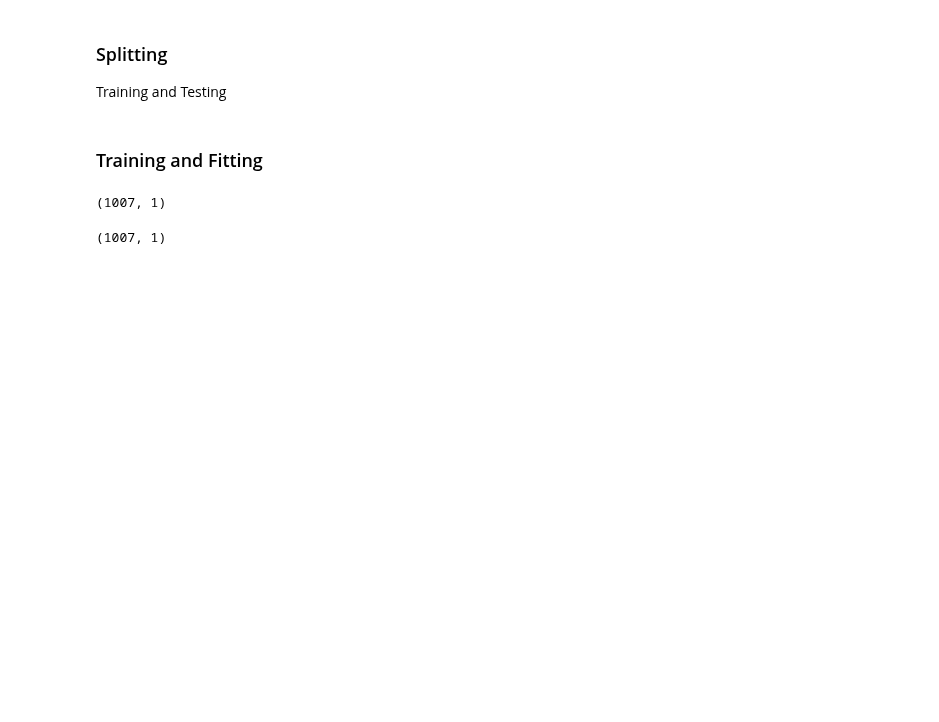
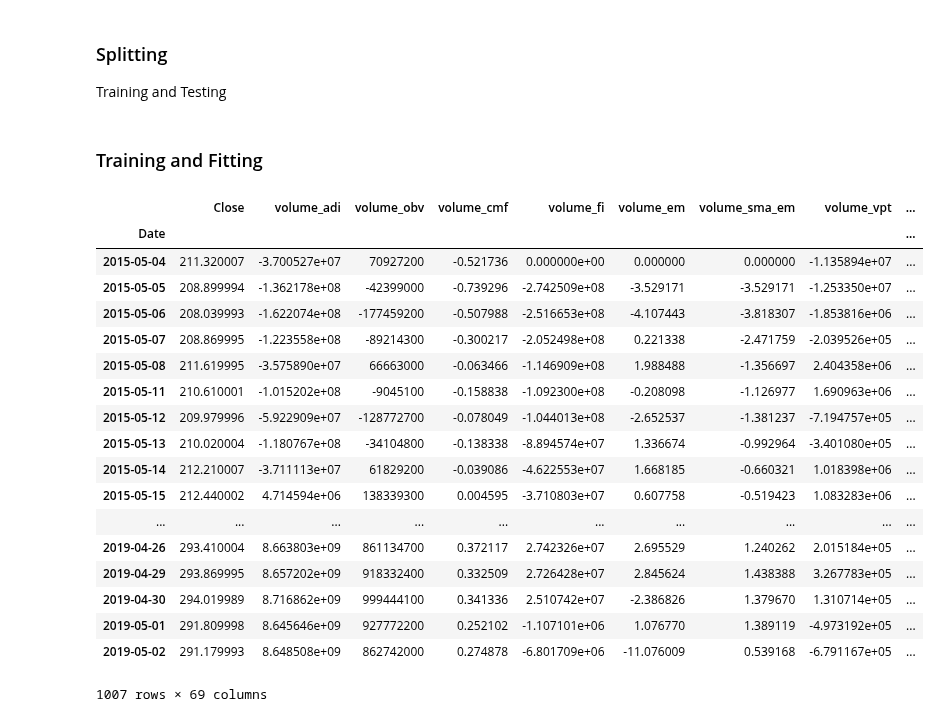
Before and after one commit to marcosan93/Price-Forecaster, a Jupyter notebook: VARMAX-Potential New Machine Learning Model.ipynb, the cells around one changed output. Cells and saved outputs as stored; diff of their text form; code cells hidden in the pictures; blank space fills up the shorter version.

```diff
--- a/VARMAX-Potential New Machine Learning Model.ipynb
+++ b/VARMAX-Potential New Machine Learning Model.ipynb
@@ -110,14 +143,28 @@ train = df.iloc[:index]
 test = df.iloc[index:]
 # %% [markdown]
 ### Training and Fitting
-# %%
-np.array(train.Close).reshape(-1,1).shape
-# %% [output]
-(1007, 1)
 # %%
-train.shape
+train
 # %% [output]
+|  | Close | volume_adi | volume_obv | volume_cmf | volume_fi | volume_em | volume_sma_em | volume_vpt | ... |
+| Date |  |  |  |  |  |  |  |  | ... |
+| 2015-05-04 | 211.320007 | -3.700527e+07 | 70927200 | -0.521736 | 0.000000e+00 | 0.000000 | 0.000000 | -1.135894e+07 | ... |
+| 2015-05-05 | 208.899994 | -1.362178e+08 | -42399000 | -0.739296 | -2.742509e+08 | -3.529171 | -3.529171 | -1.253350e+07 | ... |
+| 2015-05-06 | 208.039993 | -1.622074e+08 | -177459200 | -0.507988 | -2.516653e+08 | -4.107443 | -3.818307 | -1.853816e+06 | ... |
+| 2015-05-07 | 208.869995 | -1.223558e+08 | -89214300 | -0.300217 | -2.052498e+08 | 0.221338 | -2.471759 | -2.039526e+05 | ... |
+| 2015-05-08 | 211.619995 | -3.575890e+07 | 66663000 | -0.063466 | -1.146909e+08 | 1.988488 | -1.356697 | 2.404358e+06 | ... |
+| 2015-05-11 | 210.610001 | -1.015202e+08 | -9045100 | -0.158838 | -1.092300e+08 | -0.208098 | -1.126977 | 1.690963e+06 | ... |
+| 2015-05-12 | 209.979996 | -5.922909e+07 | -128772700 | -0.078049 | -1.044013e+08 | -2.652537 | -1.381237 | -7.194757e+05 | ... |
+| 2015-05-13 | 210.020004 | -1.180767e+08 | -34104800 | -0.138338 | -8.894574e+07 | 1.336674 | -0.992964 | -3.401080e+05 | ... |
+| 2015-05-14 | 212.210007 | -3.711113e+07 | 61829200 | -0.039086 | -4.622553e+07 | 1.668185 | -0.660321 | 1.018398e+06 | ... |
+| 2015-05-15 | 212.440002 | 4.714594e+06 | 138339300 | 0.004595 | -3.710803e+07 | 0.607758 | -0.519423 | 1.083283e+06 | ... |
+| ... | ... | ... | ... | ... | ... | ... | ... | ... | ... |
+| 2019-04-26 | 293.410004 | 8.663803e+09 | 861134700 | 0.372117 | 2.742326e+07 | 2.695529 | 1.240262 | 2.015184e+05 | ... |
+| 2019-04-29 | 293.869995 | 8.657202e+09 | 918332400 | 0.332509 | 2.726428e+07 | 2.845624 | 1.438388 | 3.267783e+05 | ... |
+| 2019-04-30 | 294.019989 | 8.716862e+09 | 999444100 | 0.341336 | 2.510742e+07 | -2.386826 | 1.379670 | 1.310714e+05 | ... |
+| 2019-05-01 | 291.809998 | 8.645646e+09 | 927772200 | 0.252102 | -1.107101e+06 | 1.076770 | 1.389119 | -4.973192e+05 | ... |
+| 2019-05-02 | 291.179993 | 8.648508e+09 | 862742000 | 0.274878 | -6.801709e+06 | -11.076009 | 0.539168 | -6.791167e+05 | ... |
-(1007, 1)
+1007 rows × 69 columns
 # %%
 model = VARMAX(train, order=(1,0))
 
```
Also changed, not shown: parts of 4 cells of this notebook.
